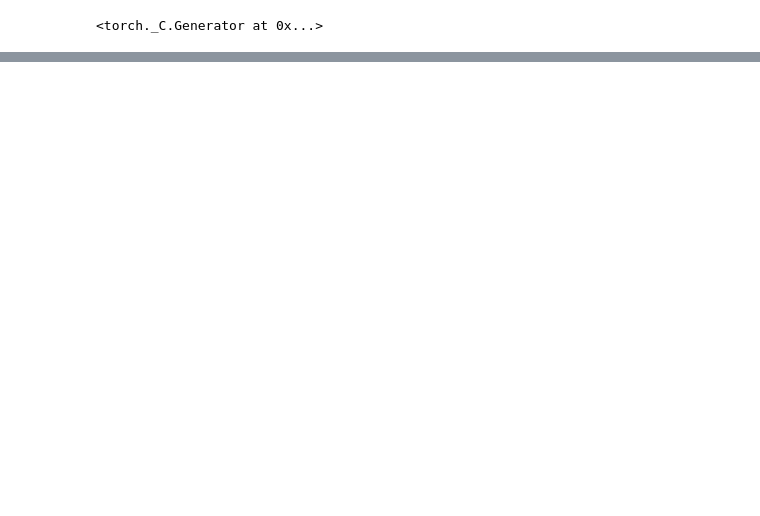
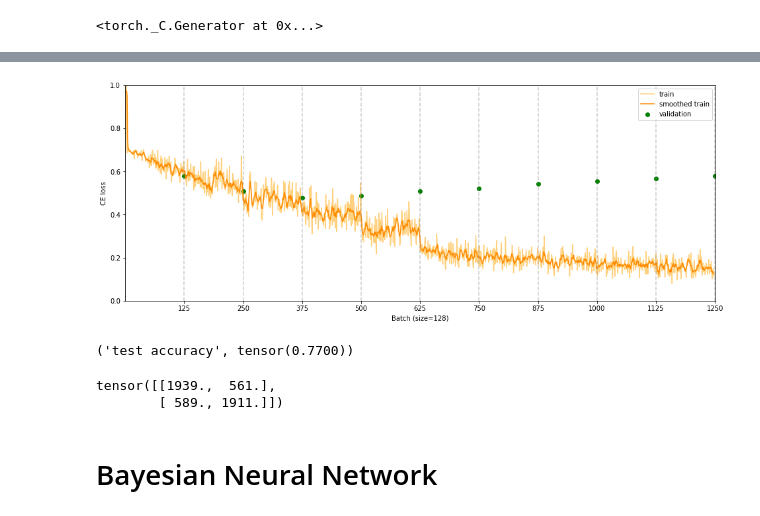
Before and after one commit to tmwatchanan/neural-networks, a Jupyter notebook: Bayesian Neural Network/BNN.ipynb, the cells around one changed output, grey strips where cells are left out. Drawn from its saved outputs; the diff is of its cells as text; code cells hidden in the pictures; blank space fills up the shorter version.

```diff
--- a/Bayesian Neural Network/BNN.ipynb
+++ b/Bayesian Neural Network/BNN.ipynb
@@ -65,0 +122,16 @@ torch.Size([1, 3, 128, 128]) torch.Size([1])
+# %%
+def evaluate(model, data_loader, C=2):
+    confusion_matrix = torch.zeros(C, C)
+    val_losses = torch.zeros(len(data_loader))
+    model.eval()
+    with torch.no_grad():
+        for step, (X, Y) in (pbar := tqdm(enumerate(data_loader, 1))):
+            X, Y = X.to(device), Y.to(device)
+            outputs = model(X)
+            for o, actual_class in zip(outputs, Y):
+                pred_class = torch.argmax(o)
+                confusion_matrix[actual_class, pred_class] += 1
+            val_loss = criterion(outputs, Y)
+            val_losses[step-1] = val_loss
+            pbar.set_description(f"[{step}/{len(data_loader)}] val_loss={val_loss:.4f}")
+        return torch.mean(val_losses), confusion_matrix
@@ -65,0 +166,2 @@ torch.Size([1, 3, 128, 128]) torch.Size([1])
+# %%
+cnn = CNN(num_classes=2).to(device)
@@ -65,0 +172,15 @@ torch.Size([1, 3, 128, 128]) torch.Size([1])
+# %%
+history = defaultdict(dict)
+history["train"]["batch"] = []
+history["val"]["epoch"] = []
+# %%
+for epoch in range(1, 10 + 1):
+    print(f"Epoch {epoch}")
+
+    train_losses = train(cnn, train_data_loader)
+    history['train']['batch'].extend(train_losses)
+
+    val_loss, cm = evaluate(cnn, validation_data_loader, C=cnn.num_classes)
+    history['val']['epoch'].append(val_loss)
+
+    plot_learning_curve(history)
@@ -65,0 +201,4 @@ torch.Size([1, 3, 128, 128]) torch.Size([1])
+# %%
+plot_learning_curve(history)
+# %% [output]
+[figure, added]
@@ -65,0 +207,11 @@ torch.Size([1, 3, 128, 128]) torch.Size([1])
+# %%
+"test accuracy", test_cm.trace() / test_cm.sum()
+# %% [output]
+('test accuracy', tensor(0.7700))
+# %%
+test_cm
+# %% [output]
+tensor([[1939.,  561.],
+        [ 589., 1911.]])
+# %% [markdown]
+# Bayesian Neural Network
```
Also changed, not shown: parts of 14 cells of this notebook, 1 other file.
